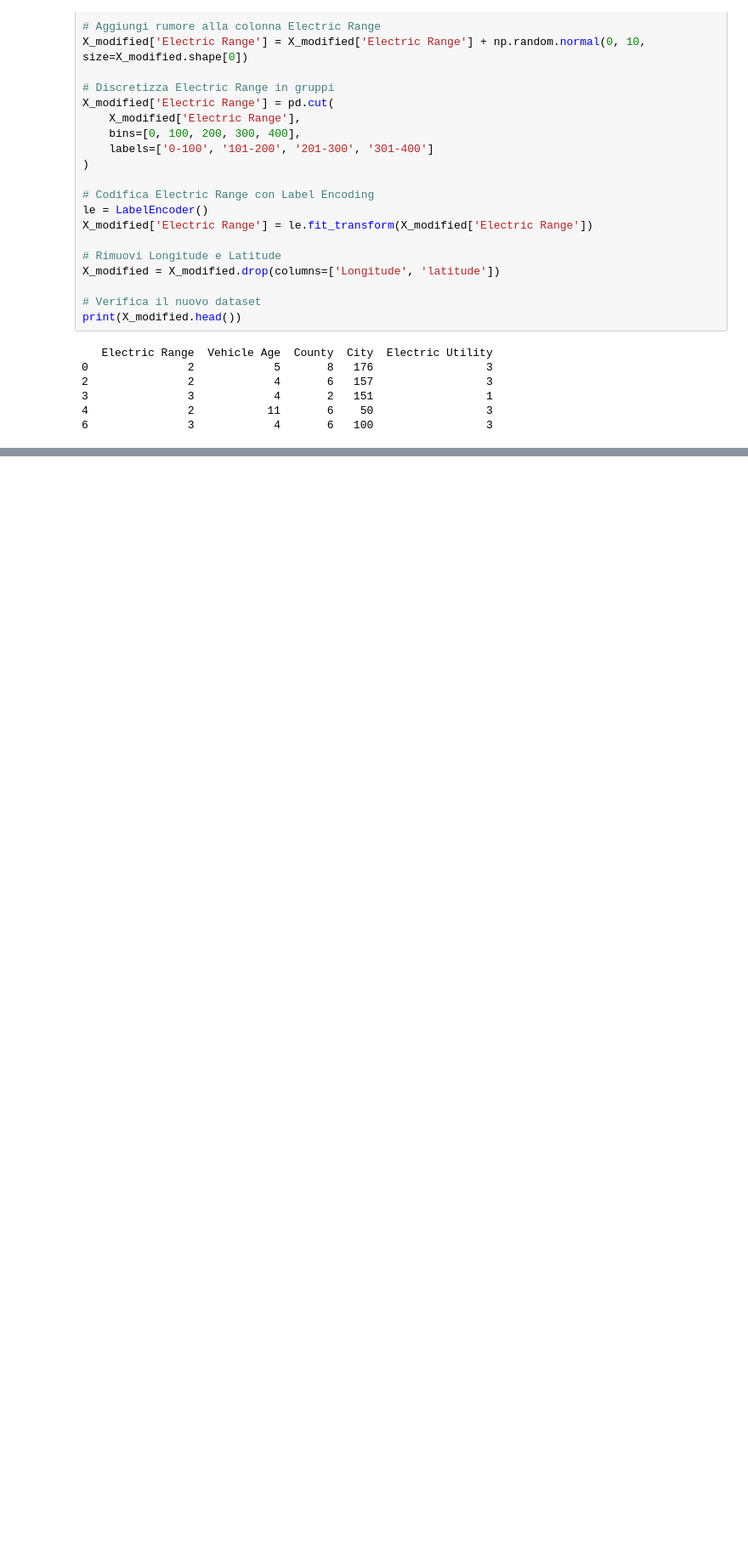
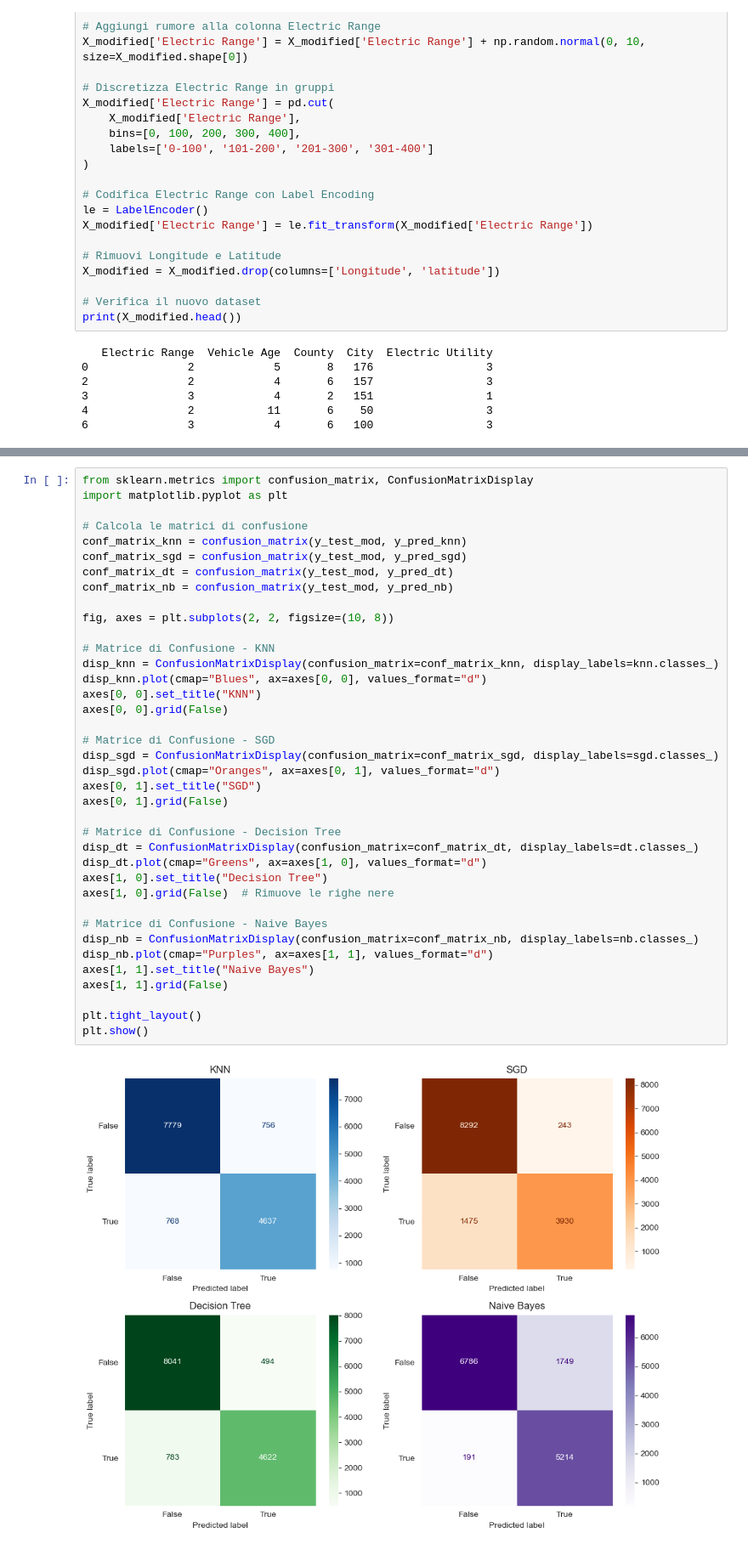
Before and after one commit to Anziano90/siamoTesi, a Jupyter notebook: my_notebook.ipynb, the cells around one changed output, grey strips where cells are left out. Shown at 85% size. Drawn from its saved outputs; the diff is of its cells as text; blank space fills up the shorter version.

```diff
--- a/my_notebook.ipynb
+++ b/my_notebook.ipynb
@@ -927,0 +1126,40 @@ weighted avg       0.91      0.91      0.91     13940
+# %%
+from sklearn.metrics import confusion_matrix, ConfusionMatrixDisplay
+import matplotlib.pyplot as plt
+
+# Calcola le matrici di confusione
+conf_matrix_knn = confusion_matrix(y_test_mod, y_pred_knn)
+conf_matrix_sgd = confusion_matrix(y_test_mod, y_pred_sgd)
+conf_matrix_dt = confusion_matrix(y_test_mod, y_pred_dt)
+conf_matrix_nb = confusion_matrix(y_test_mod, y_pred_nb)
+
+fig, axes = plt.subplots(2, 2, figsize=(10, 8))
+
+# Matrice di Confusione - KNN
+disp_knn = ConfusionMatrixDisplay(confusion_matrix=conf_matrix_knn, display_labels=knn.classes_)
+disp_knn.plot(cmap="Blues", ax=axes[0, 0], values_format="d")
+axes[0, 0].set_title("KNN")
+axes[0, 0].grid(False)
+
+# Matrice di Confusione - SGD
+disp_sgd = ConfusionMatrixDisplay(confusion_matrix=conf_matrix_sgd, display_labels=sgd.classes_)
+disp_sgd.plot(cmap="Oranges", ax=axes[0, 1], values_format="d")
+axes[0, 1].set_title("SGD")
+axes[0, 1].grid(False)
+
+# Matrice di Confusione - Decision Tree
+disp_dt = ConfusionMatrixDisplay(confusion_matrix=conf_matrix_dt, display_labels=dt.classes_)
+disp_dt.plot(cmap="Greens", ax=axes[1, 0], values_format="d")
+axes[1, 0].set_title("Decision Tree")
+axes[1, 0].grid(False)  # Rimuove le righe nere
+
+# Matrice di Confusione - Naive Bayes
+disp_nb = ConfusionMatrixDisplay(confusion_matrix=conf_matrix_nb, display_labels=nb.classes_)
+disp_nb.plot(cmap="Purples", ax=axes[1, 1], values_format="d")
+axes[1, 1].set_title("Naive Bayes")
+axes[1, 1].grid(False)
+
+plt.tight_layout()
+plt.show()
+# %% [output]
+[figure, added]
```
Also changed, not shown: parts of 22 cells of this notebook.
